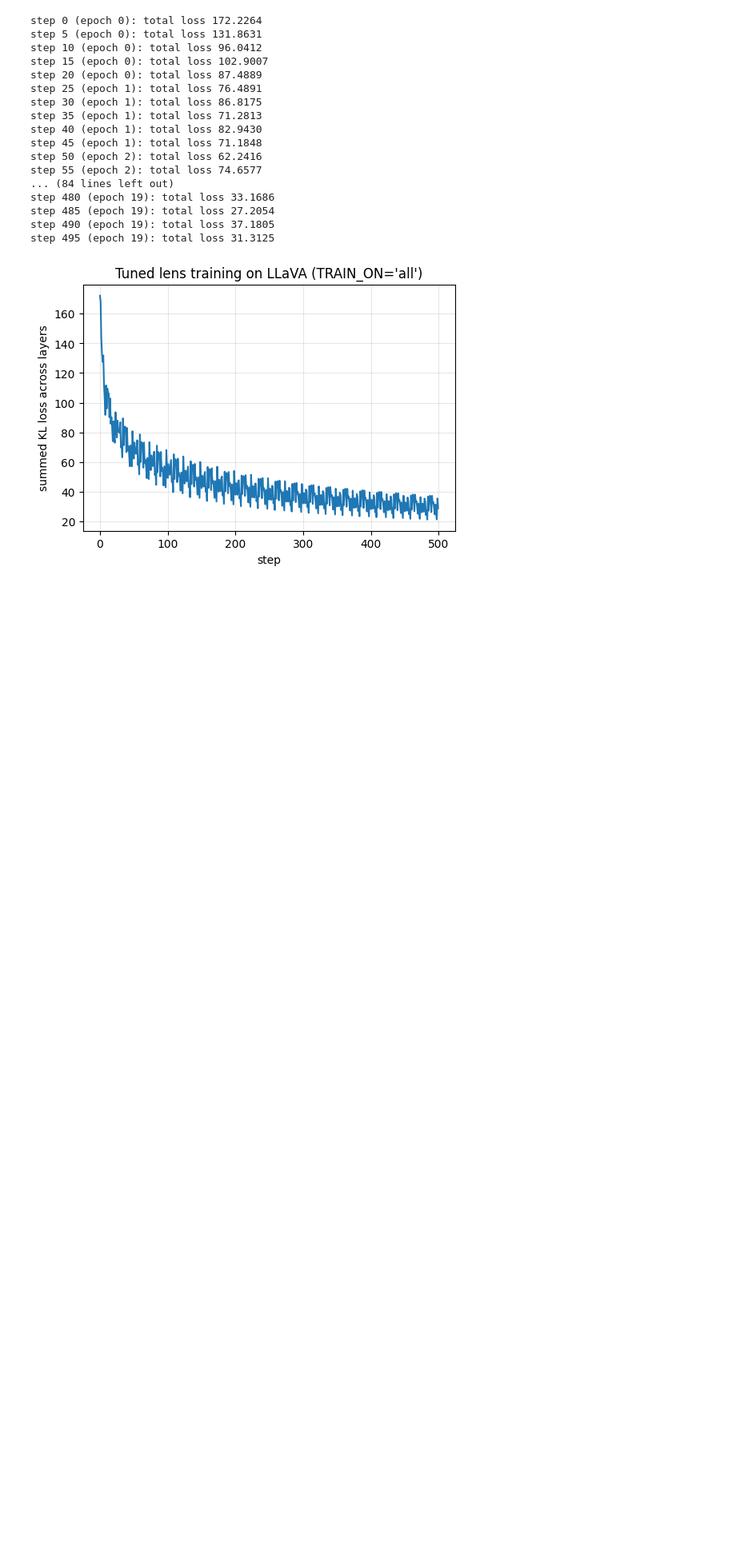
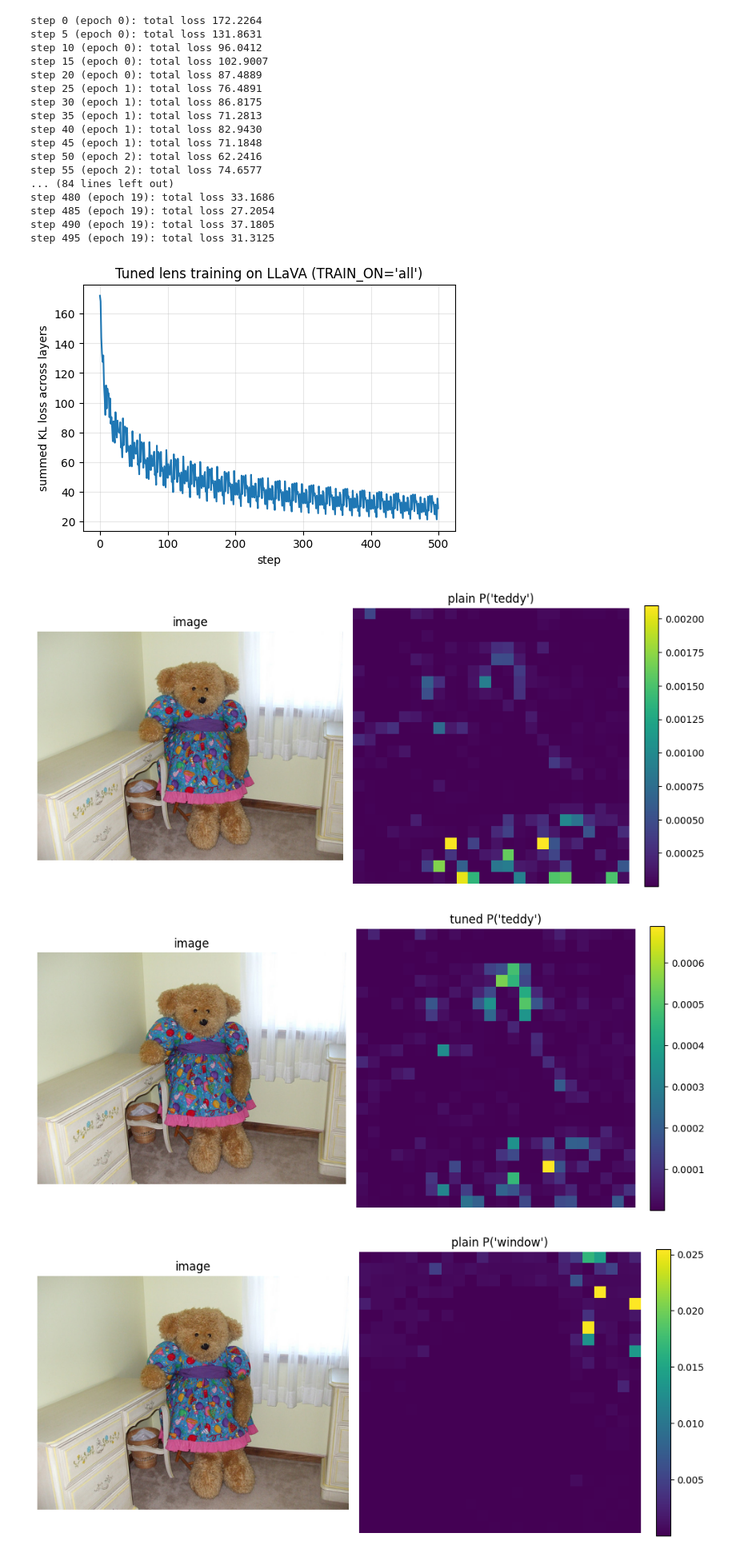
Before and after one commit to Rohanrbharadwaj/VLM-Interpretability, a Jupyter notebook: tuned_lens_llava.ipynb, the cells around one changed output. Shown at 80% size. Saved outputs shown, nothing was run; the diff lists cells and outputs as text; code cells hidden in the pictures; blank space fills up the shorter version.

Commit message:
Kaggle Notebook | tuned_lens_llava | trained translators for image and text positions

```diff
--- a/tuned_lens_llava.ipynb
+++ b/tuned_lens_llava.ipynb
@@ -27,7 +27,10 @@ MODEL_NAME = "llava-hf/llava-1.5-7b-hf"
 
 processor = AutoProcessor.from_pretrained(MODEL_NAME)
 model = LlavaForConditionalGeneration.from_pretrained(
-    MODEL_NAME, torch_dtype=torch.float16, device_map="auto"
+    MODEL_NAME,
+    torch_dtype=torch.float16,
+    device_map="auto",
+    max_memory={0: "12GiB", 1: "12GiB"},
 )
 model.eval()
 
@@ -206,0 +260,23 @@ step 495 (epoch 19): total loss 31.3125
+# %%
+eval_image = load_image(IMAGE_PATHS[1])
+eval_inputs = build_inputs(eval_image)
+with torch.no_grad():
+    eval_outputs = model(**eval_inputs, output_hidden_states=True)
+
+eval_image_token_id = model.config.image_token_index
+eval_image_token_positions = (eval_inputs["input_ids"][0] == eval_image_token_id).nonzero(as_tuple=True)[0]
+
+for word in [" teddy", " window", " dog"]:
+    plain_conf = plain_image_token_confidence(
+        eval_outputs.hidden_states, processor.tokenizer, ln_f, lm_head, eval_image_token_positions, word, layer_idx=15
+
+    )
+    tuned_conf = tuned_image_token_confidence(
+        eval_outputs.hidden_states, processor.tokenizer, translators, ln_f, lm_head, eval_image_token_positions, word, layer_idx=15
+    )
+    plot_confidence_heatmap(eval_image, plain_conf.numpy(), model, title=f"plain P({word.strip()!r})")
+    plot_confidence_heatmap(eval_image, tuned_conf.numpy(), model, title=f"tuned P({word.strip()!r})")
+# %% [output]
+[figure, added]
+[figure, added]
+[figure, added]
```
Also changed, not shown: parts of 6 cells of this notebook.
